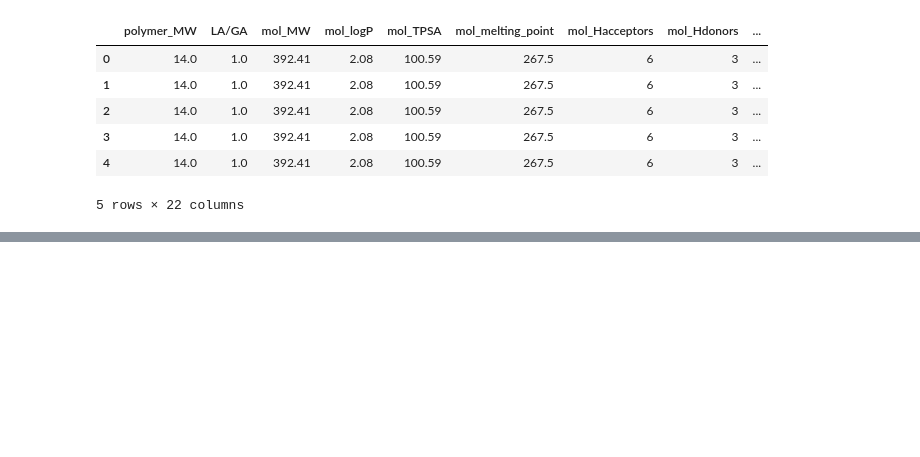
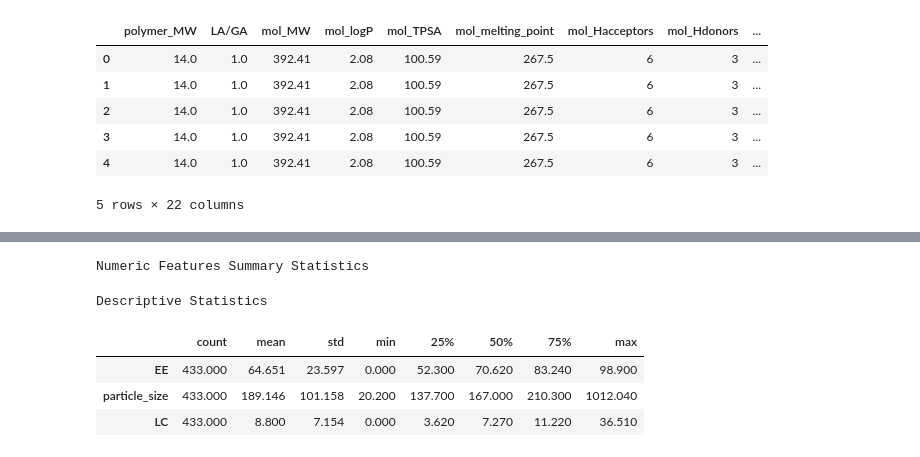
Before and after one commit to EGichuhi/plga_optimizer, a Jupyter notebook: notebooks/EDA.ipynb, the cells around one changed output, grey strips where cells are left out. Cells and saved outputs as stored; diff of their text form; code cells hidden in the pictures; blank space fills up the shorter version.

```diff
--- a/notebooks/EDA.ipynb
+++ b/notebooks/EDA.ipynb
@@ -375,0 +443,13 @@ df13_complete = loader.prepare_full_dataset()
+# %%
+summary_stats = df13[numeric_cols].describe().round(3).T
+summary_stats = summary_stats[['count', 'mean', 'std', 'min', '25%', '50%', '75%', 'max']]
+
+print("Numeric Features Summary Statistics")
+display(summary_stats.style.set_caption("Descriptive Statistics").format("{:.3f}"))
+# %% [output]
+Numeric Features Summary Statistics
+Descriptive Statistics
+|  | count | mean | std | min | 25% | 50% | 75% | max |
+| EE | 433.000 | 64.651 | 23.597 | 0.000 | 52.300 | 70.620 | 83.240 | 98.900 |
+| particle_size | 433.000 | 189.146 | 101.158 | 20.200 | 137.700 | 167.000 | 210.300 | 1012.040 |
+| LC | 433.000 | 8.800 | 7.154 | 0.000 | 3.620 | 7.270 | 11.220 | 36.510 |
```
Also changed, not shown: parts of 31 cells of this notebook, 2 other files.
